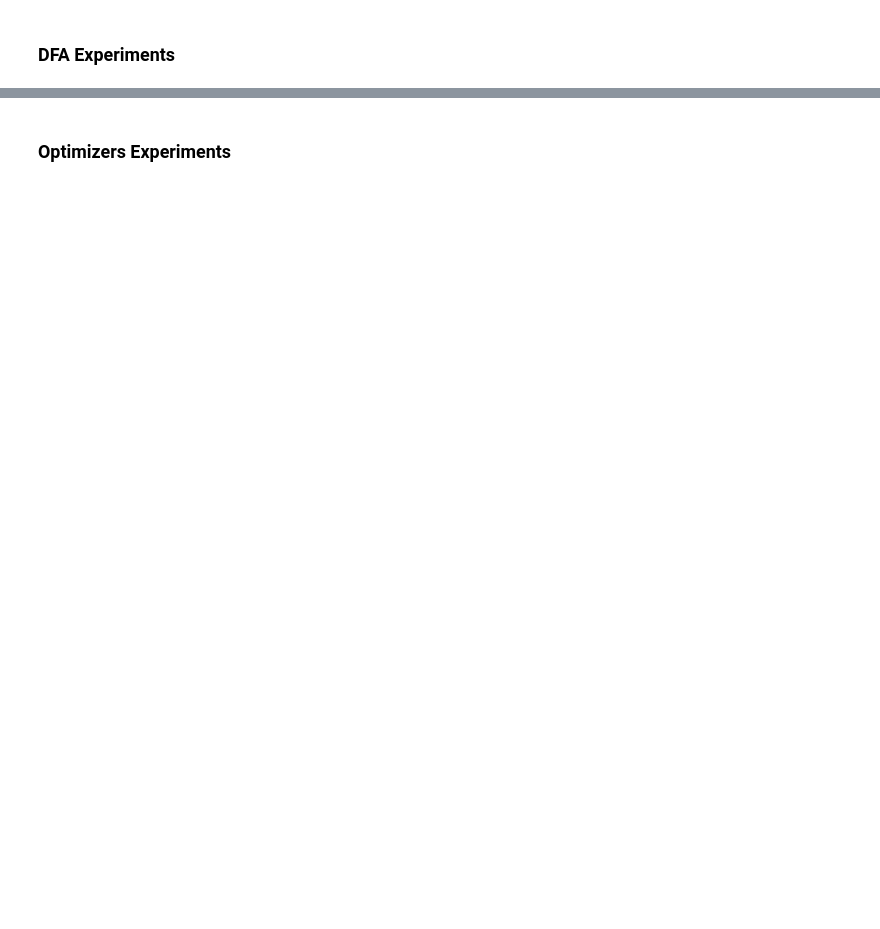
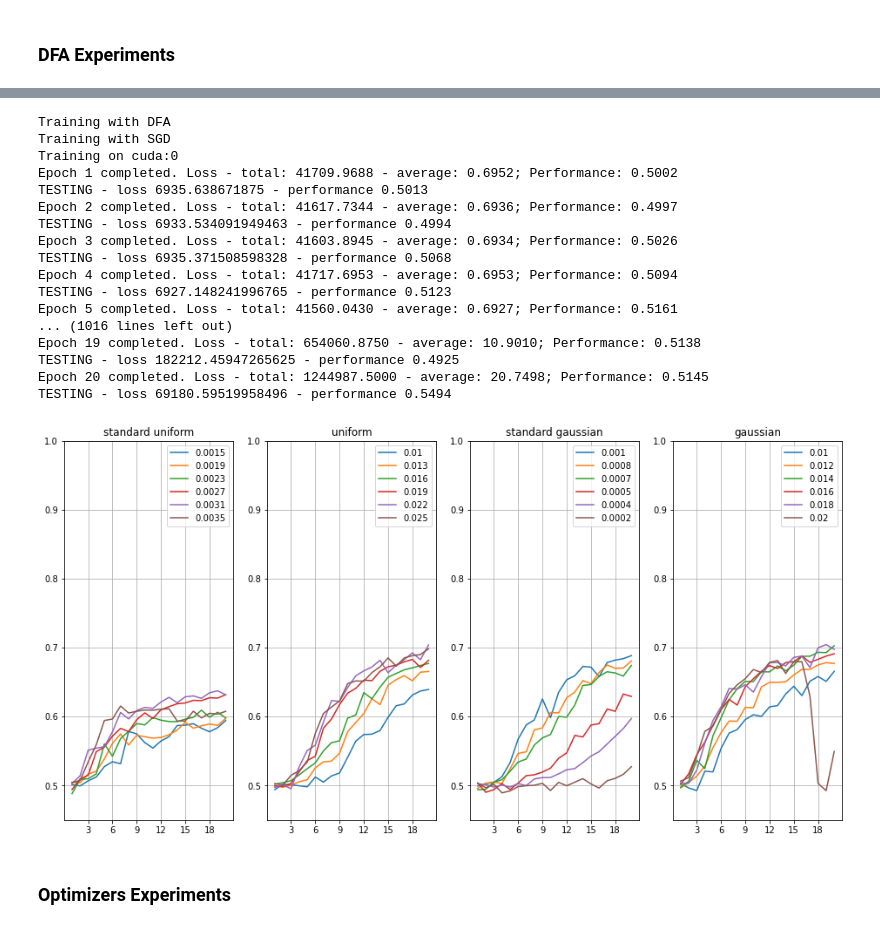
Before and after one commit to demirbilek95/Dynamics-of-Learning, a Jupyter notebook: 01-Experiments.ipynb, the cells around one changed output, grey strips where cells are left out. Drawn from its saved outputs; the diff is of its cells as text; code cells hidden in the pictures; blank space fills up the shorter version.

```diff
--- a/01-Experiments.ipynb
+++ b/01-Experiments.ipynb
@@ -319,34 +573,53 @@ for init in ["standard uniform", "uniform", "standard gaussian", "gaussian"]:
             trainLostList, trainAccList, \
             valLossList, valAccList  = train_model_manually(modelManualx, K, trainset, testset, loss_type, loss_fn, num_epochs,
                                                             batch_size, momentum, nesterov_momentum,
                                                             validate_model = True, device=device)
             fillSubplot(valAccList, num_epochs, str(round(lr,4)), ax1, init)
     elif init == "uniform":
         for lr in lr_array_uni:
             modelManualx = MLPManual(K, lr, loss_type, "DFA", init, optim, device, False)
             trainLostList, trainAccList, \
             valLossList, valAccList  = train_model_manually(modelManualx, K, trainset, testset, loss_type, loss_fn, num_epochs,
                                                             batch_size, momentum, nesterov_momentum,
                                                             validate_model = True, device=device)
             fillSubplot(valAccList, num_epochs, str(round(lr,4)), ax2, init)
     elif init == "standard gaussian":
         for lr in lr_array_std_gauss:
             modelManualx = MLPManual(K, lr, loss_type, "DFA", init, optim, device, False)
             trainLostList, trainAccList, \
             valLossList, valAccList  = train_model_manually(modelManualx, K, trainset, testset, loss_type, loss_fn, num_epochs,
                                                             batch_size, momentum, nesterov_momentum,
                                                             validate_model = True, device=device)
             fillSubplot(valAccList, num_epochs, str(round(lr,4)), ax3, init)
     elif init == "gaussian":
         for lr in lr_array_gauss:
             modelManualx = MLPManual(K, lr, loss_type, "DFA", init, optim, device, False)
             trainLostList, trainAccList, \
             valLossList, valAccList  = train_model_manually(modelManualx, K, trainset, testset, loss_type, loss_fn, num_epochs,
-                                                            batch_size, momentum, nesterov_momentum, weight_decay,
+                                                            batch_size, momentum, nesterov_momentum,
                                                             validate_model = True, device=device)
             fillSubplot(valAccList, num_epochs, str(round(lr,4)), ax4, init)
 
 plt.savefig("plots/InitsWDifferentlrs.png")
+# %% [output]
+Training with DFA
+Training with SGD
+Training on cuda:0
+Epoch 1 completed. Loss - total: 41709.9688 - average: 0.6952; Performance: 0.5002
+TESTING - loss 6935.638671875 - performance 0.5013
+Epoch 2 completed. Loss - total: 41617.7344 - average: 0.6936; Performance: 0.4997
+TESTING - loss 6933.534091949463 - performance 0.4994
+Epoch 3 completed. Loss - total: 41603.8945 - average: 0.6934; Performance: 0.5026
+TESTING - loss 6935.371508598328 - performance 0.5068
+Epoch 4 completed. Loss - total: 41717.6953 - average: 0.6953; Performance: 0.5094
+TESTING - loss 6927.148241996765 - performance 0.5123
+Epoch 5 completed. Loss - total: 41560.0430 - average: 0.6927; Performance: 0.5161
+... (1016 lines left out)
+Epoch 19 completed. Loss - total: 654060.8750 - average: 10.9010; Performance: 0.5138
+TESTING - loss 182212.45947265625 - performance 0.4925
+Epoch 20 completed. Loss - total: 1244987.5000 - average: 20.7498; Performance: 0.5145
+TESTING - loss 69180.59519958496 - performance 0.5494
+[figure, added]
 # %% [markdown]
 ### Optimizers Experiments
 # %%
```
Also changed, not shown: parts of 30 cells of this notebook, 2 other files.
